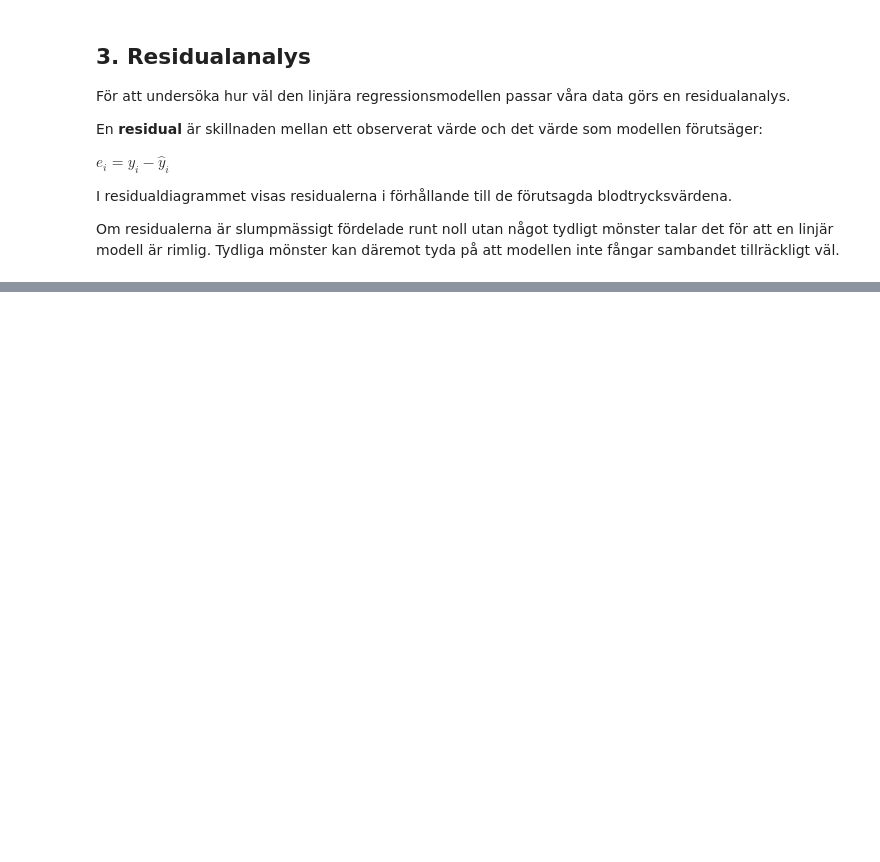
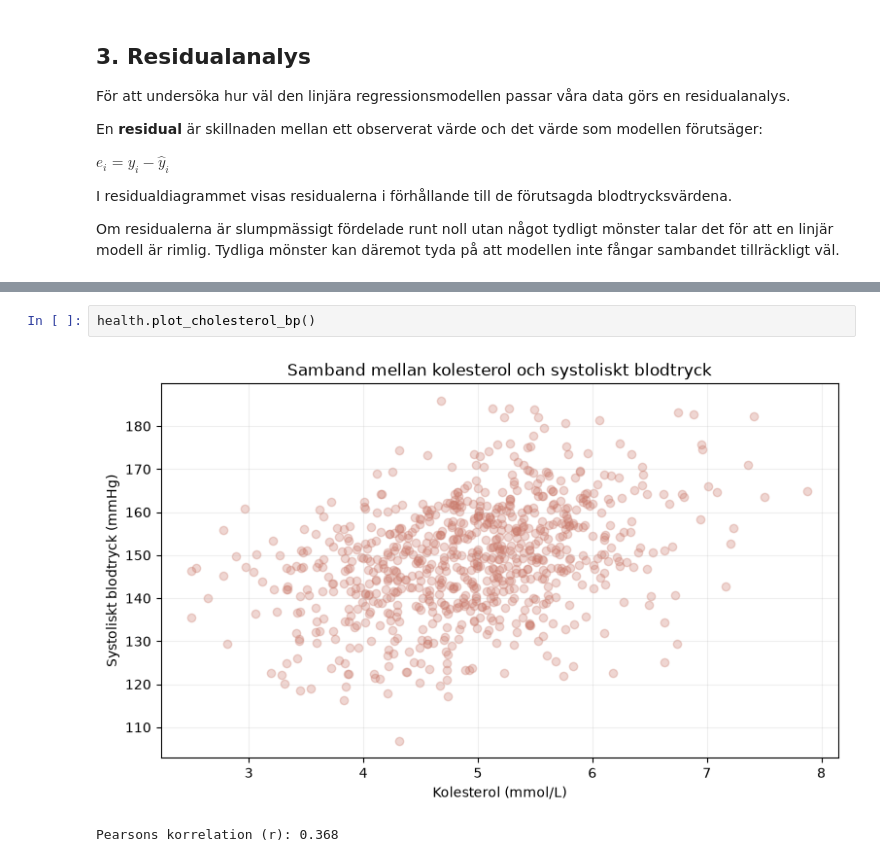
Before and after one commit to MegansCreativeLabs/health_study, a Jupyter notebook: notebooks/health_study_part2.ipynb, the cells around one changed output, grey strips where cells are left out. Cells and saved outputs as stored; diff of their text form; blank space fills up the shorter version.

Commit message:
Complete Health Study Part 2

```diff
--- a/notebooks/health_study_part2.ipynb
+++ b/notebooks/health_study_part2.ipynb
@@ -89,0 +197,5 @@ Tillsammans med förklaringsgraden på 36,9 % visar residualanalysen att ålder
+# %%
+health.plot_cholesterol_bp()
+# %% [output]
+[figure, added]
+Pearsons korrelation (r): 0.368
```
Also changed, not shown: parts of 17 cells of this notebook, 4 other files.
